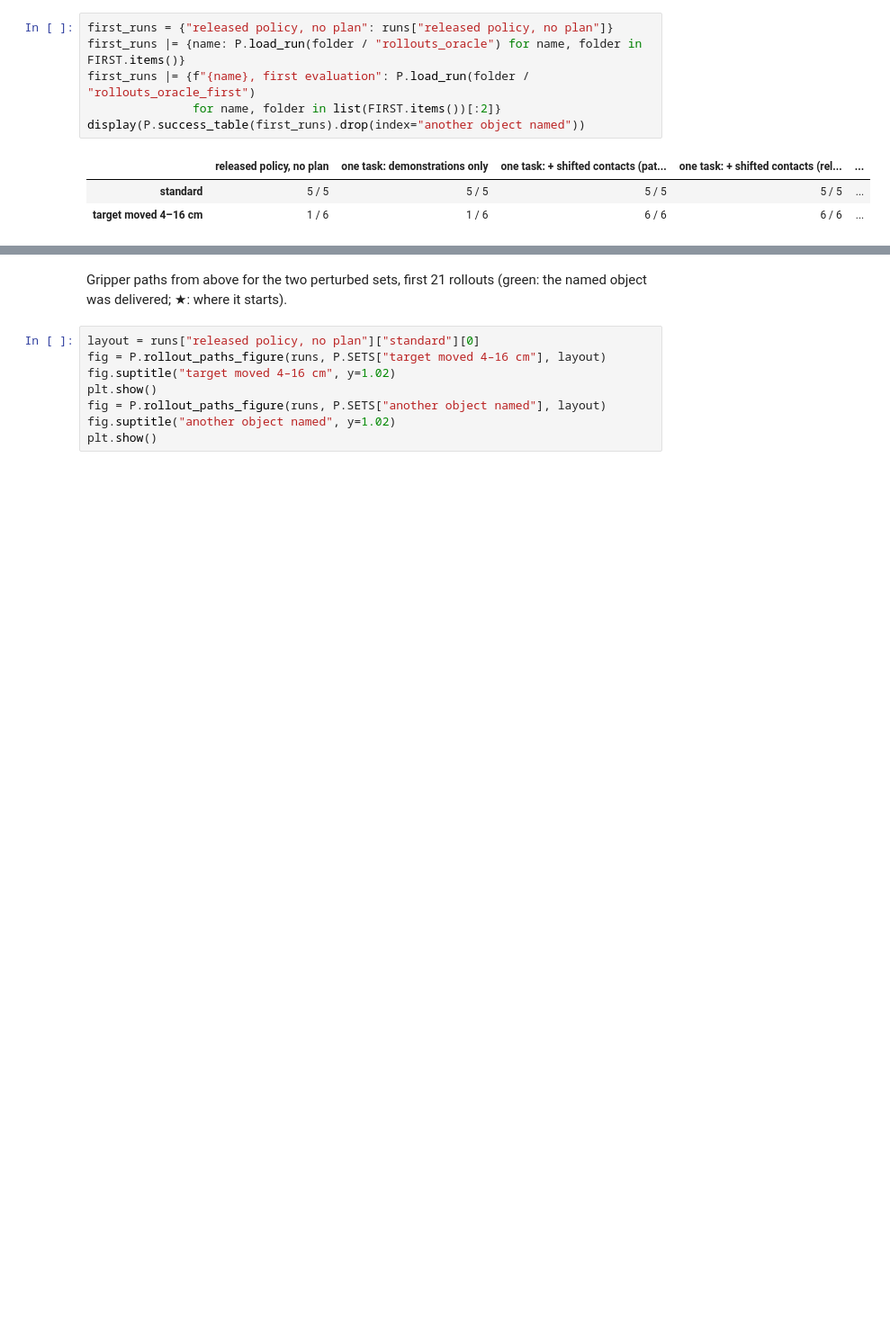
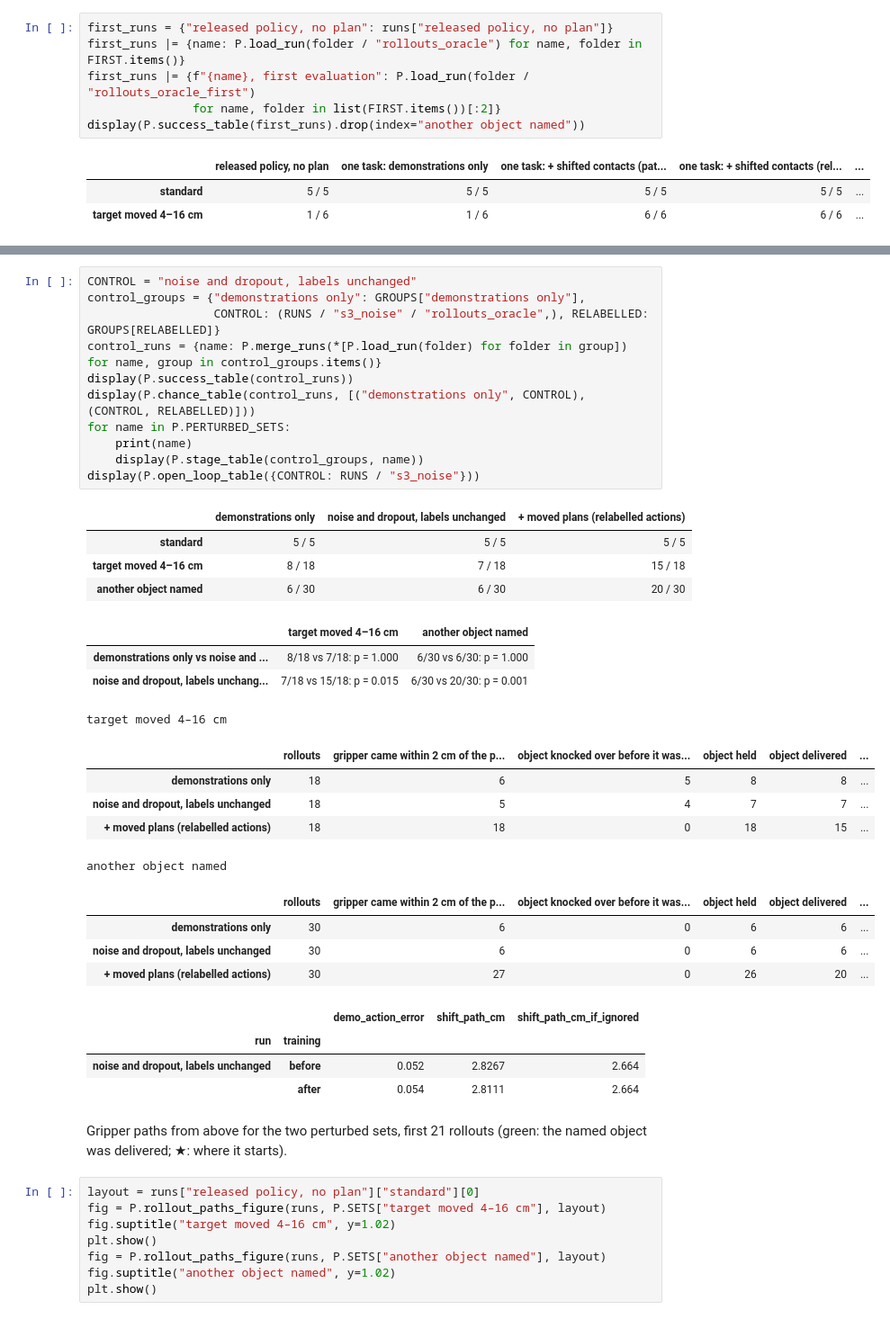
Before and after one commit to zniihgnexy/affordance-vla, a Jupyter notebook: report/2026-11-11_plan_following_experiment.ipynb, the cells around one changed output, grey strips where cells are left out. Shown at 90% size. Saved outputs shown, nothing was run; the diff lists cells and outputs as text; blank space fills up the shorter version.

```diff
--- a/report/2026-11-11_plan_following_experiment.ipynb
+++ b/report/2026-11-11_plan_following_experiment.ipynb
@@ -260,3 +262,36 @@ display(P.success_table(first_runs).drop(index="another object named"))
+# %%
+CONTROL = "noise and dropout, labels unchanged"
+control_groups = {"demonstrations only": GROUPS["demonstrations only"],
+                  CONTROL: (RUNS / "s3_noise" / "rollouts_oracle",), RELABELLED: GROUPS[RELABELLED]}
+control_runs = {name: P.merge_runs(*[P.load_run(folder) for folder in group]) for name, group in control_groups.items()}
+display(P.success_table(control_runs))
+display(P.chance_table(control_runs, [("demonstrations only", CONTROL), (CONTROL, RELABELLED)]))
+for name in P.PERTURBED_SETS:
+    print(name)
+    display(P.stage_table(control_groups, name))
+display(P.open_loop_table({CONTROL: RUNS / "s3_noise"}))
+# %% [output]
+|  | demonstrations only | noise and dropout, labels unchanged | + moved plans (relabelled actions) |
+| standard | 5 / 5 | 5 / 5 | 5 / 5 |
+| target moved 4–16 cm | 8 / 18 | 7 / 18 | 15 / 18 |
+| another object named | 6 / 30 | 6 / 30 | 20 / 30 |
+|  | target moved 4–16 cm | another object named |
+| demonstrations only vs noise and ... | 8/18 vs 7/18: p = 1.000 | 6/30 vs 6/30: p = 1.000 |
+| noise and dropout, labels unchang... | 7/18 vs 15/18: p = 0.015 | 6/30 vs 20/30: p = 0.001 |
+target moved 4–16 cm
+|  | rollouts | gripper came within 2 cm of the p... | object knocked over before it was... | object held | object delivered | ... |
+| demonstrations only | 18 | 6 | 5 | 8 | 8 | ... |
+| noise and dropout, labels unchanged | 18 | 5 | 4 | 7 | 7 | ... |
+| + moved plans (relabelled actions) | 18 | 18 | 0 | 18 | 15 | ... |
+another object named
+|  | rollouts | gripper came within 2 cm of the p... | object knocked over before it was... | object held | object delivered | ... |
+| demonstrations only | 30 | 6 | 0 | 6 | 6 | ... |
+| noise and dropout, labels unchanged | 30 | 6 | 0 | 6 | 6 | ... |
+| + moved plans (relabelled actions) | 30 | 27 | 0 | 26 | 20 | ... |
+|  |  | demo_action_error | shift_path_cm | shift_path_cm_if_ignored |
+| run | training |  |  |  |
+| noise and dropout, labels unchanged | before | 0.052 | 2.8267 | 2.664 |
+|  | after | 0.054 | 2.8111 | 2.664 |
 # %% [markdown]
 Gripper paths from above for the two perturbed sets, first 21 rollouts (green: the named object was delivered; ★: where it starts).
 # %%
```
Also changed, not shown: parts of 2 cells of this notebook, 7 other files.
